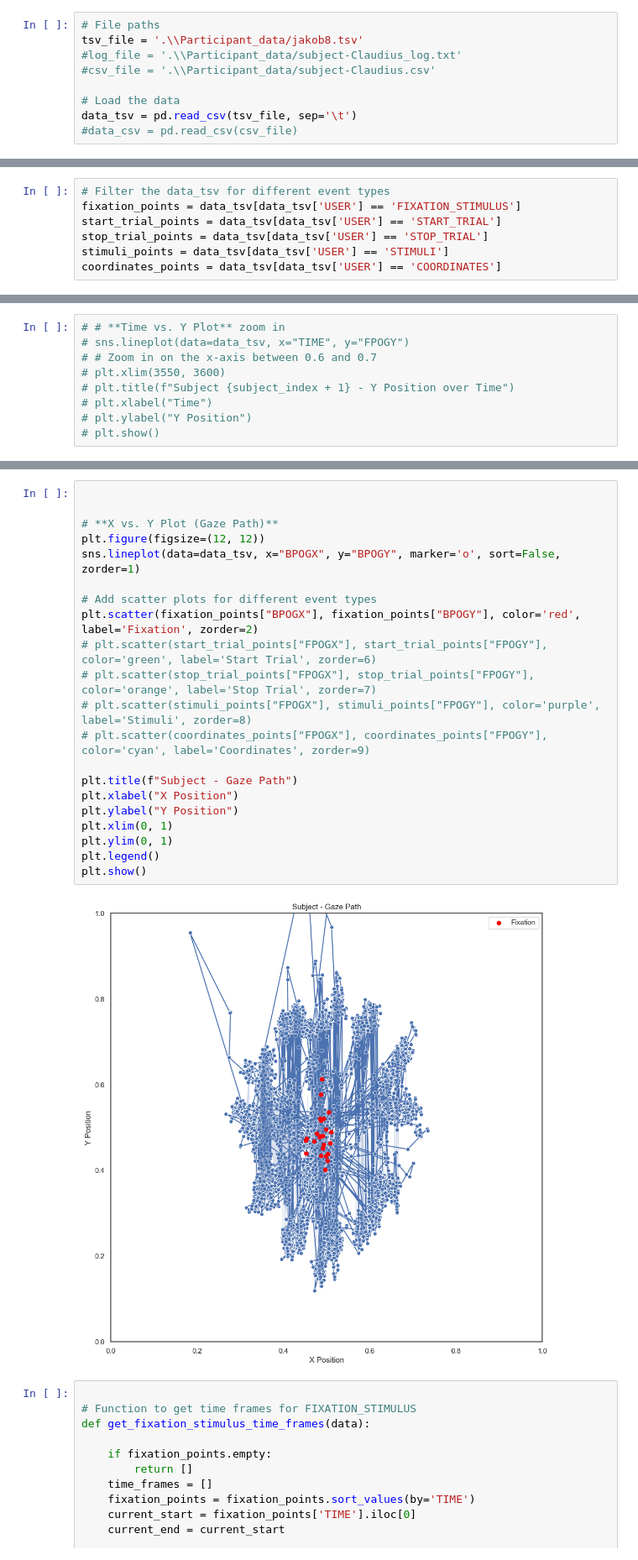
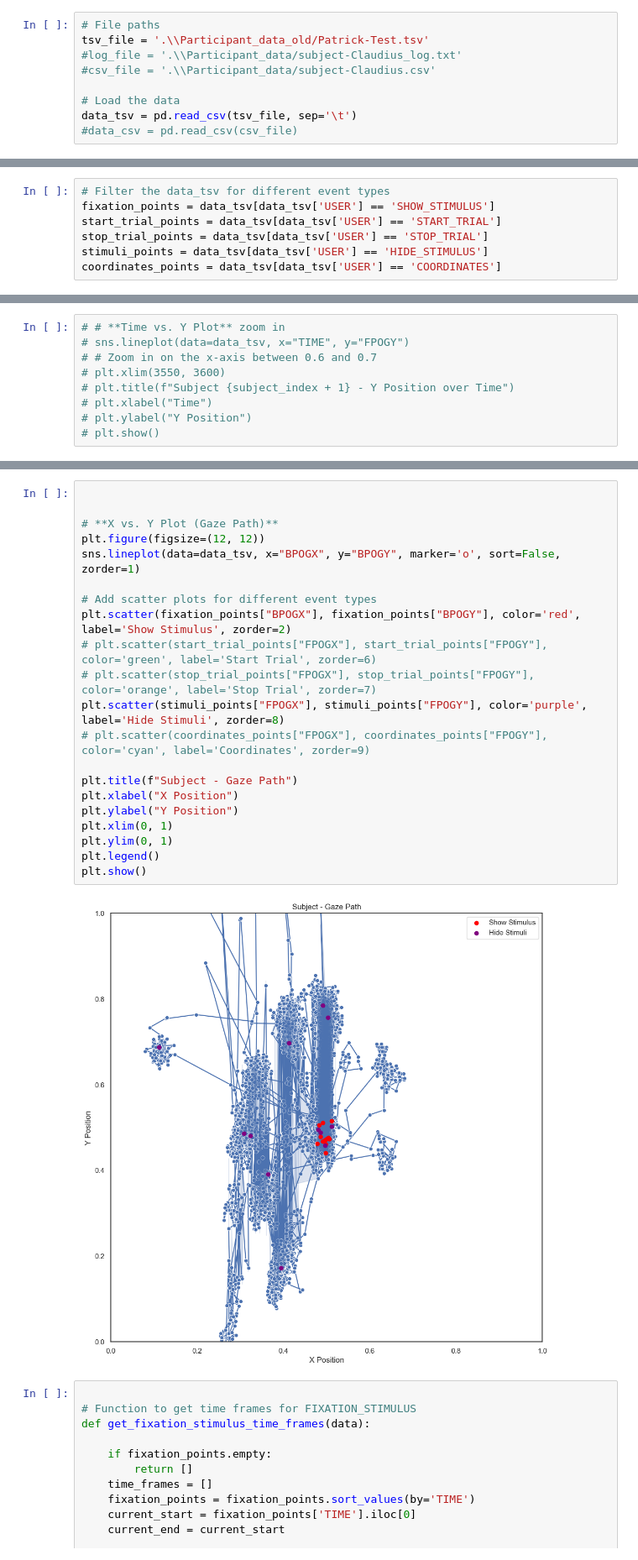
Before and after one commit to MaxBhdt/2024SoSe_EyeTracking, a Jupyter notebook: Lab/Experiment Pilot plot.ipynb, the cells around one changed output, grey strips where cells are left out. Shown: that part at 84% size. Cells and saved outputs as stored; diff of their text form.

```diff
--- a/Lab/Experiment Pilot plot.ipynb
+++ b/Lab/Experiment Pilot plot.ipynb
@@ -12,7 +12,7 @@ sns.set_theme()
 sns.set_style("white")
 # %%
 # File paths
-tsv_file = '.\\Participant_data/jakob8.tsv'
+tsv_file = '.\\Participant_data_old/Patrick-Test.tsv'
 #log_file = '.\\Participant_data/subject-Claudius_log.txt'
 #csv_file = '.\\Participant_data/subject-Claudius.csv'
 
@@ -111,10 +111,10 @@ sns.displot(data_tsv, x='FPOGX')
 Step 3.2: Plot Time Against X-Position with Vertical Lines for Each User Log/Trigger
 # %%
 # Filter the data_tsv for different event types
-fixation_points = data_tsv[data_tsv['USER'] == 'FIXATION_STIMULUS']
+fixation_points = data_tsv[data_tsv['USER'] == 'SHOW_STIMULUS']
 start_trial_points = data_tsv[data_tsv['USER'] == 'START_TRIAL']
 stop_trial_points = data_tsv[data_tsv['USER'] == 'STOP_TRIAL']
-stimuli_points = data_tsv[data_tsv['USER'] == 'STIMULI']
+stimuli_points = data_tsv[data_tsv['USER'] == 'HIDE_STIMULUS']
 coordinates_points = data_tsv[data_tsv['USER'] == 'COORDINATES']
 # %%
 
@@ -240,26 +240,26 @@ plt.show()
 # %%
 
 
 # **X vs. Y Plot (Gaze Path)**
 plt.figure(figsize=(12, 12))
 sns.lineplot(data=data_tsv, x="BPOGX", y="BPOGY", marker='o', sort=False, zorder=1)
 
 # Add scatter plots for different event types
-plt.scatter(fixation_points["BPOGX"], fixation_points["BPOGY"], color='red', label='Fixation', zorder=2)
+plt.scatter(fixation_points["BPOGX"], fixation_points["BPOGY"], color='red', label='Show Stimulus', zorder=2)
 # plt.scatter(start_trial_points["FPOGX"], start_trial_points["FPOGY"], color='green', label='Start Trial', zorder=6)
 # plt.scatter(stop_trial_points["FPOGX"], stop_trial_points["FPOGY"], color='orange', label='Stop Trial', zorder=7)
-# plt.scatter(stimuli_points["FPOGX"], stimuli_points["FPOGY"], color='purple', label='Stimuli', zorder=8)
+plt.scatter(stimuli_points["FPOGX"], stimuli_points["FPOGY"], color='purple', label='Hide Stimuli', zorder=8)
 # plt.scatter(coordinates_points["FPOGX"], coordinates_points["FPOGY"], color='cyan', label='Coordinates', zorder=9)
 
 plt.title(f"Subject - Gaze Path")
 plt.xlabel("X Position")
 plt.ylabel("Y Position")
 plt.xlim(0, 1)
 plt.ylim(0, 1)
 plt.legend()
 plt.show()
 # %% [output]
-[figure, old version]
+[figure, new version]
 # %%
 
 # Function to get time frames for FIXATION_STIMULUS
```
Also changed, not shown: parts of 10 cells of this notebook, 37 other files.
